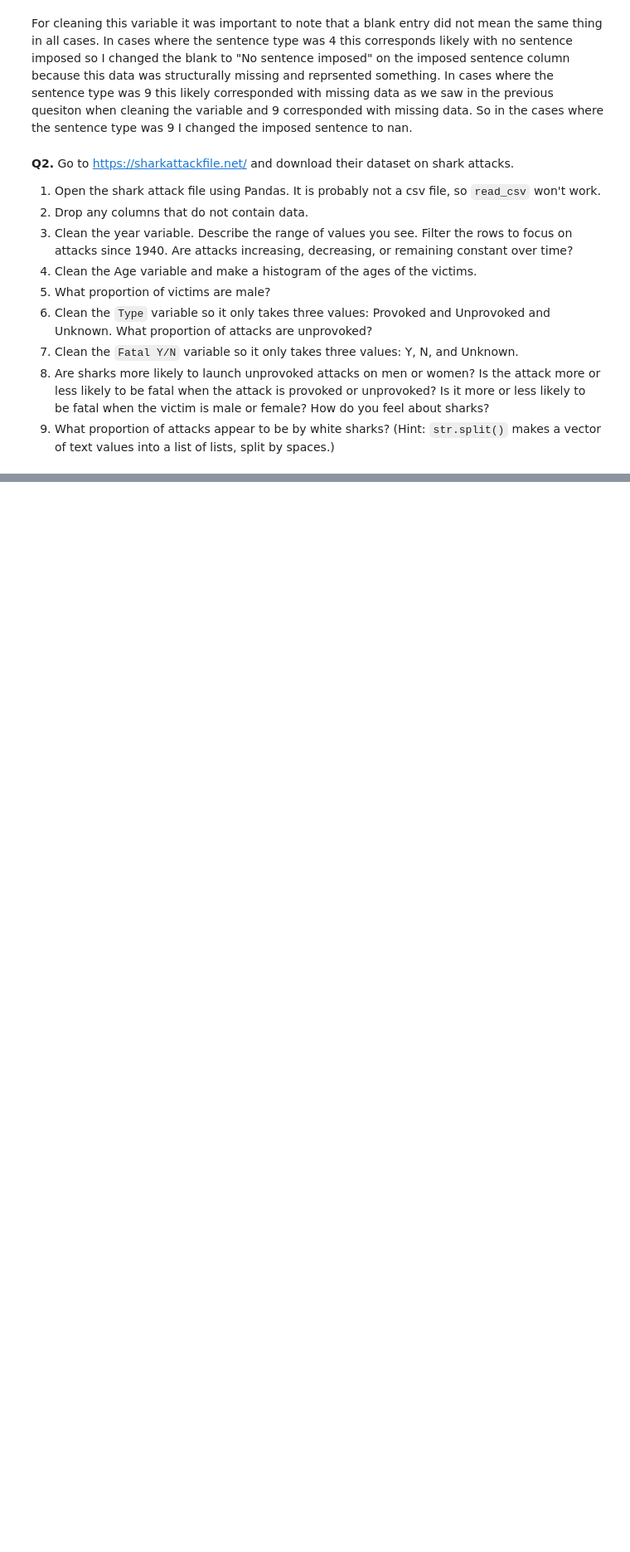
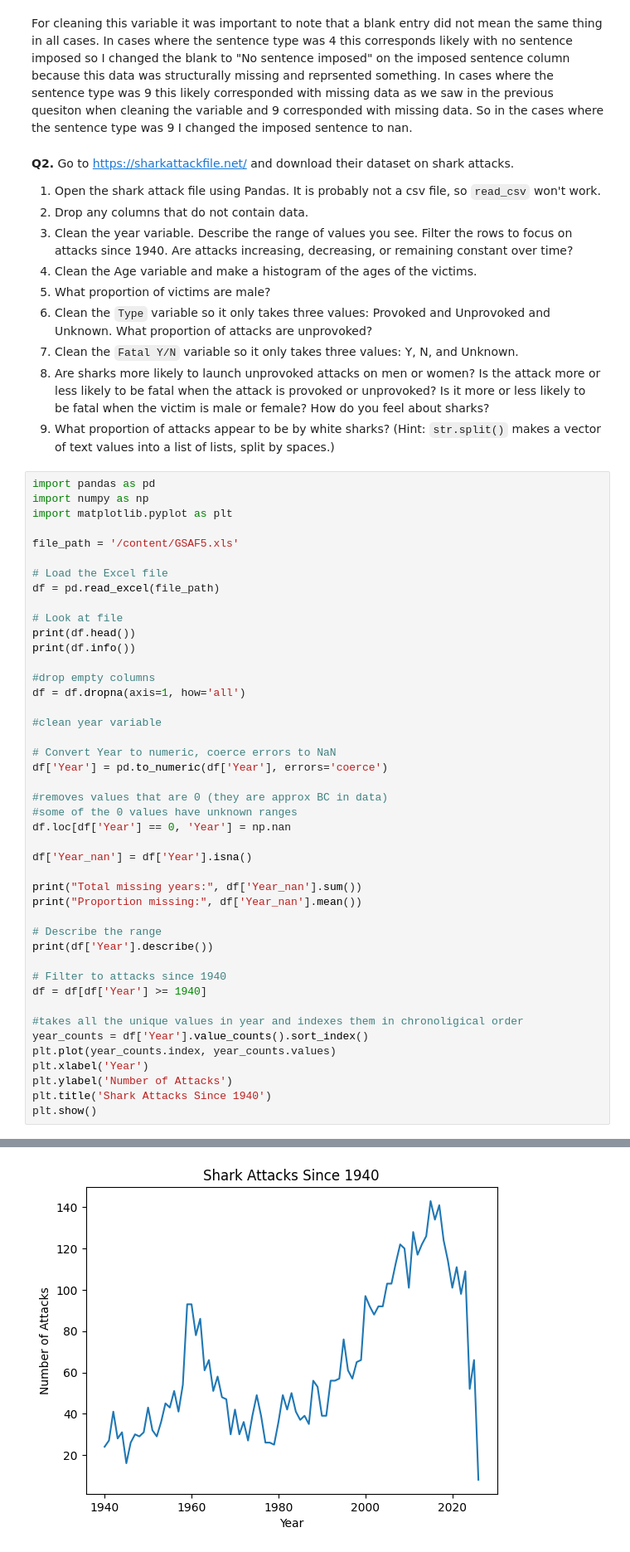
Before and after one commit to allyoshea/wrangling, a Jupyter notebook: assignment/assignment.ipynb, the cells around one changed output, grey strips where cells are left out. Shown at 83% size. Drawn from its saved outputs; the diff is of its cells as text; blank space fills up the shorter version.

```diff
--- a/assignment/assignment.ipynb
+++ b/assignment/assignment.ipynb
@@ -204,3 +204,48 @@ For cleaning this variable it was important to note that a blank entry did not m
 7. Clean the `Fatal Y/N` variable so it only takes three values: Y, N, and Unknown.
 8. Are sharks more likely to launch unprovoked attacks on men or women? Is the attack more or less likely to be fatal when the attack is provoked or unprovoked? Is it more or less likely to be fatal when the victim is male or female? How do you feel about sharks?
 9. What proportion of attacks appear to be by white sharks? (Hint: `str.split()` makes a vector of text values into a list of lists, split by spaces.)
+# %%
+import pandas as pd
+import numpy as np
+import matplotlib.pyplot as plt
+
+file_path = '/content/GSAF5.xls'
+
+# Load the Excel file
+df = pd.read_excel(file_path)
+
+# Look at file
+print(df.head())
+print(df.info())
+
+#drop empty columns
+df = df.dropna(axis=1, how='all')
+
+#clean year variable
+
+# Convert Year to numeric, coerce errors to NaN
+df['Year'] = pd.to_numeric(df['Year'], errors='coerce')
+
+#removes values that are 0 (they are approx BC in data)
+#some of the 0 values have unknown ranges
+df.loc[df['Year'] == 0, 'Year'] = np.nan
+
+df['Year_nan'] = df['Year'].isna()
+
+print("Total missing years:", df['Year_nan'].sum())
+print("Proportion missing:", df['Year_nan'].mean())
+
+# Describe the range
+print(df['Year'].describe())
+
+# Filter to attacks since 1940
+df = df[df['Year'] >= 1940]
+
+#takes all the unique values in year and indexes them in chronoligical order
+year_counts = df['Year'].value_counts().sort_index()
+plt.plot(year_counts.index, year_counts.values)
+plt.xlabel('Year')
+plt.ylabel('Number of Attacks')
+plt.title('Shark Attacks Since 1940')
+plt.show()
+# %% [output]
@@ -206,0 +269 @@ For cleaning this variable it was important to note that a blank entry did not m
+[figure, added]
```
Also changed, not shown: parts of 2 cells of this notebook.
